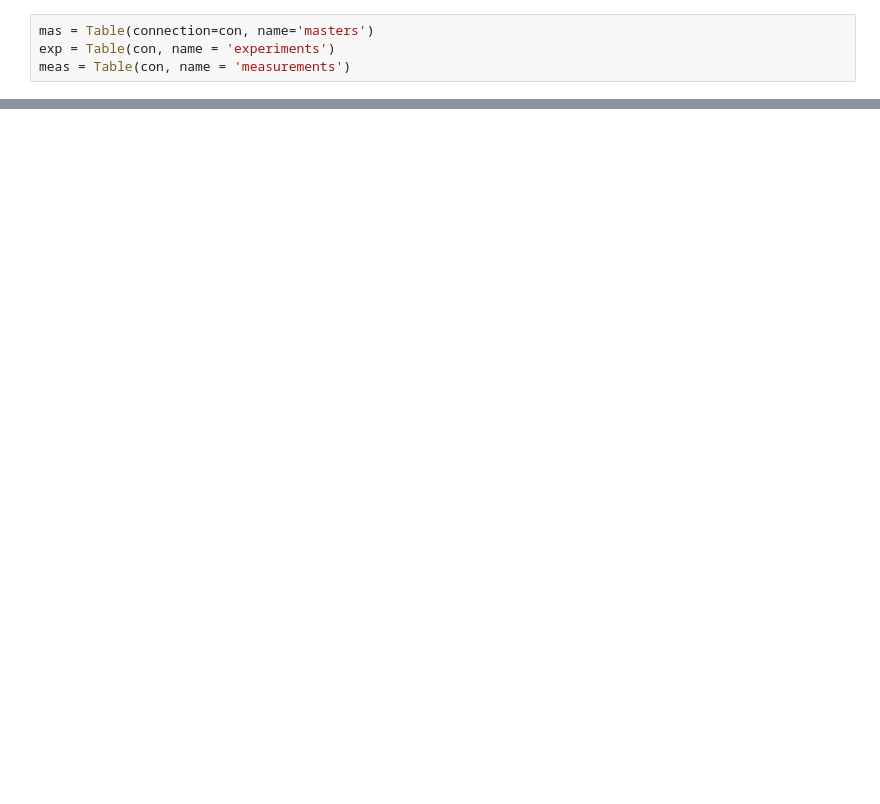
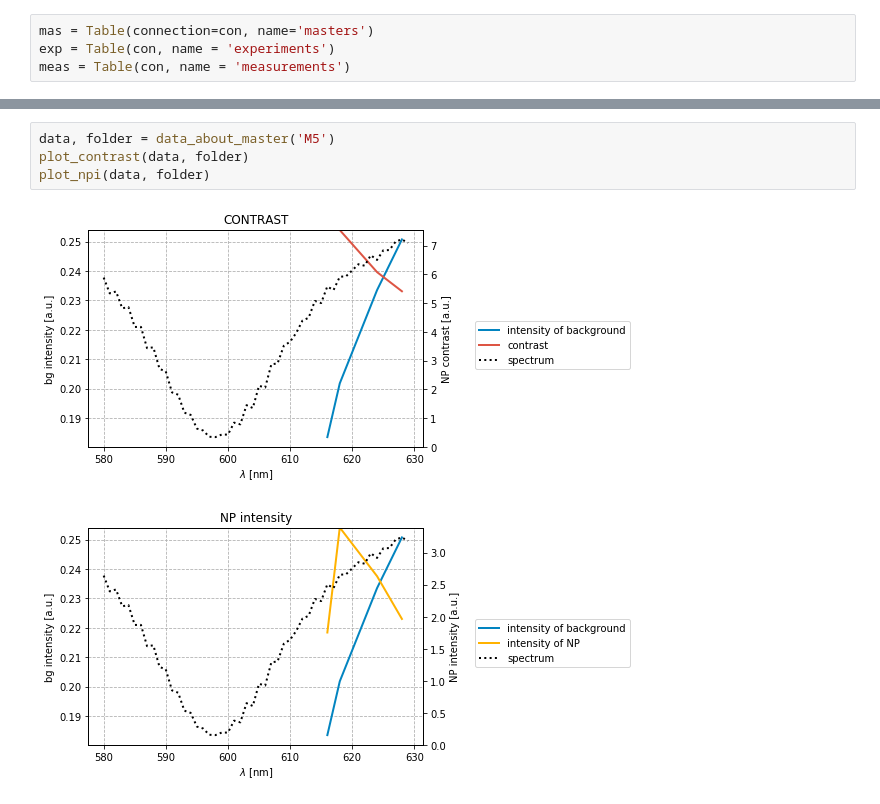
Before and after one commit to Yennda/spr_microscopy, a Jupyter notebook: database_plots.ipynb, the cells around one changed output, grey strips where cells are left out. Cells and saved outputs as stored; diff of their text form; blank space fills up the shorter version.

```diff
--- a/database_plots.ipynb
+++ b/database_plots.ipynb
@@ -164,0 +196,7 @@ fig.legend(loc='center left', bbox_to_anchor=(1, 0.5))
+# %%
+data, folder = data_about_master('M5')
+plot_contrast(data, folder)
+plot_npi(data, folder)
+# %% [output]
+[figure, added]
+[figure, added]
```
Also changed, not shown: parts of 15 cells of this notebook, 5 other files.
